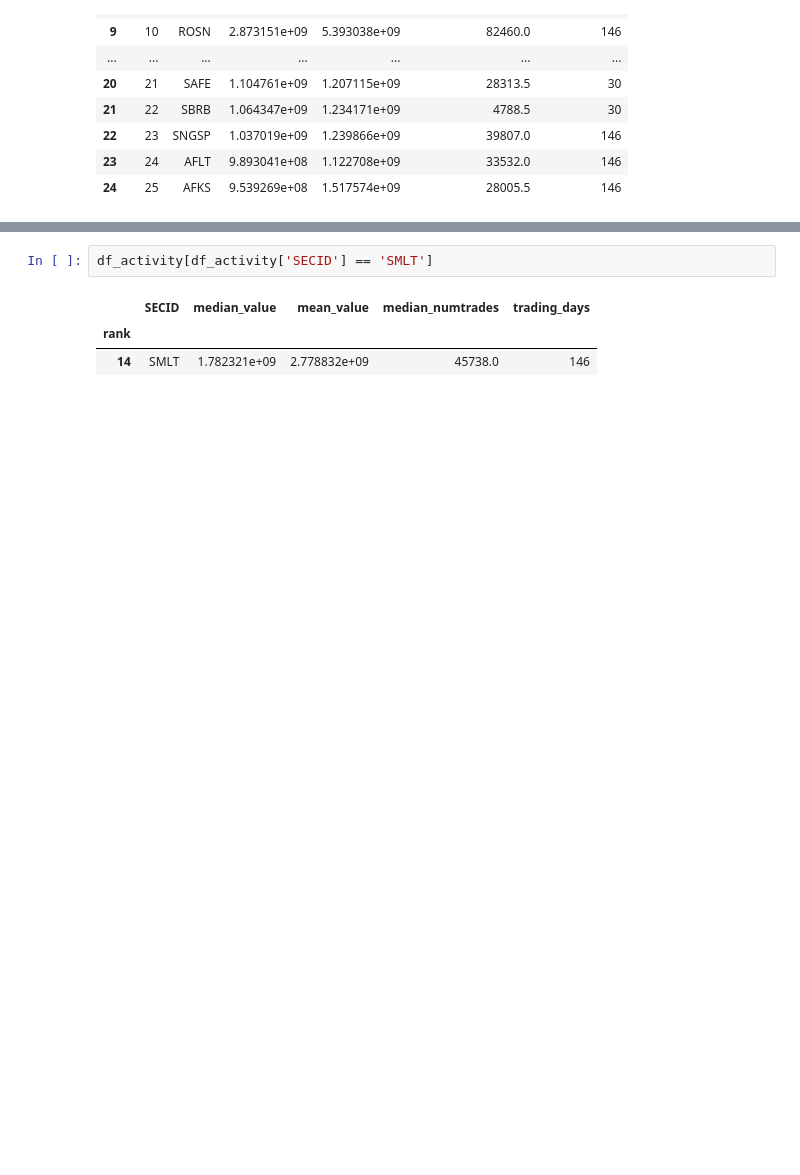
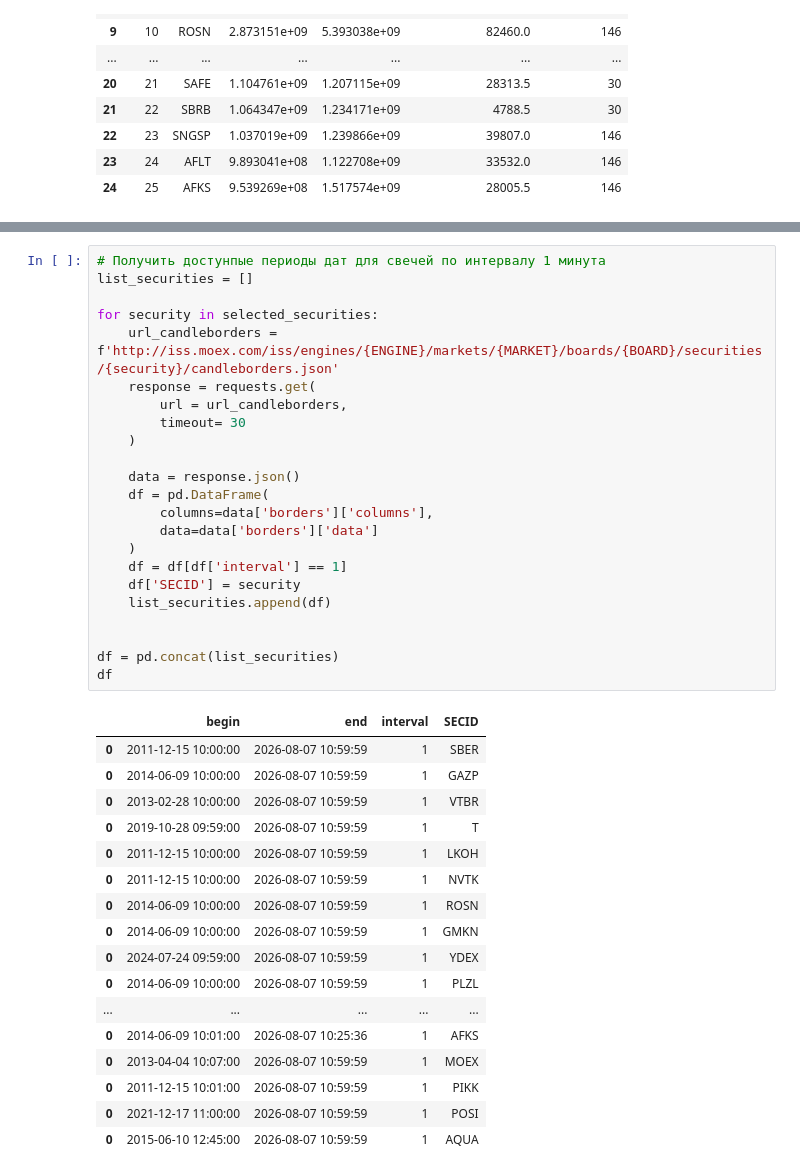
Before and after one commit to GestornG/moex-analytics-platform, a Jupyter notebook: notebooks/01_source_research/03_moex_security_universe.ipynb, the cells around one changed output, grey strips where cells are left out. Drawn from its saved outputs; the diff is of its cells as text; blank space fills up the shorter version.

```diff
--- a/notebooks/01_source_research/03_moex_security_universe.ipynb
+++ b/notebooks/01_source_research/03_moex_security_universe.ipynb
@@ -190,6 +188,41 @@ SyntaxError: invalid syntax (1788884604.py, line 1)
 # %%
-df_activity[df_activity['SECID'] == 'SMLT']
+# Получить достунпые периоды дат для свечей по интервалу 1 минута
+list_securities = []
+
+for security in selected_securities:
+    url_candleborders = f'http://iss.moex.com/iss/engines/{ENGINE}/markets/{MARKET}/boards/{BOARD}/securities/{security}/candleborders.json'
+    response = requests.get(
+        url = url_candleborders,
+        timeout= 30
+    )
+
+    data = response.json()
+    df = pd.DataFrame(
+        columns=data['borders']['columns'],
+        data=data['borders']['data']
+    )
+    df = df[df['interval'] == 1]
+    df['SECID'] = security
+    list_securities.append(df)
+
+
+df = pd.concat(list_securities)
+df
 # %% [output]
-|  | SECID | median_value | mean_value | median_numtrades | trading_days |
-| rank |  |  |  |  |  |
-| 14 | SMLT | 1.782321e+09 | 2.778832e+09 | 45738.0 | 146 |
+|  | begin | end | interval | SECID |
+| 0 | 2011-12-15 10:00:00 | 2026-08-07 10:59:59 | 1 | SBER |
+| 0 | 2014-06-09 10:00:00 | 2026-08-07 10:59:59 | 1 | GAZP |
+| 0 | 2013-02-28 10:00:00 | 2026-08-07 10:59:59 | 1 | VTBR |
+| 0 | 2019-10-28 09:59:00 | 2026-08-07 10:59:59 | 1 | T |
+| 0 | 2011-12-15 10:00:00 | 2026-08-07 10:59:59 | 1 | LKOH |
+| 0 | 2011-12-15 10:00:00 | 2026-08-07 10:59:59 | 1 | NVTK |
+| 0 | 2014-06-09 10:00:00 | 2026-08-07 10:59:59 | 1 | ROSN |
+| 0 | 2014-06-09 10:00:00 | 2026-08-07 10:59:59 | 1 | GMKN |
+| 0 | 2024-07-24 09:59:00 | 2026-08-07 10:59:59 | 1 | YDEX |
+| 0 | 2014-06-09 10:00:00 | 2026-08-07 10:59:59 | 1 | PLZL |
+| ... | ... | ... | ... | ... |
+| 0 | 2014-06-09 10:01:00 | 2026-08-07 10:25:36 | 1 | AFKS |
+| 0 | 2013-04-04 10:07:00 | 2026-08-07 10:59:59 | 1 | MOEX |
+| 0 | 2011-12-15 10:01:00 | 2026-08-07 10:59:59 | 1 | PIKK |
+| 0 | 2021-12-17 11:00:00 | 2026-08-07 10:59:59 | 1 | POSI |
+| 0 | 2015-06-10 12:45:00 | 2026-08-07 10:59:59 | 1 | AQUA |
```
Also changed, not shown: parts of 1 cell of this notebook, 2 other files.
